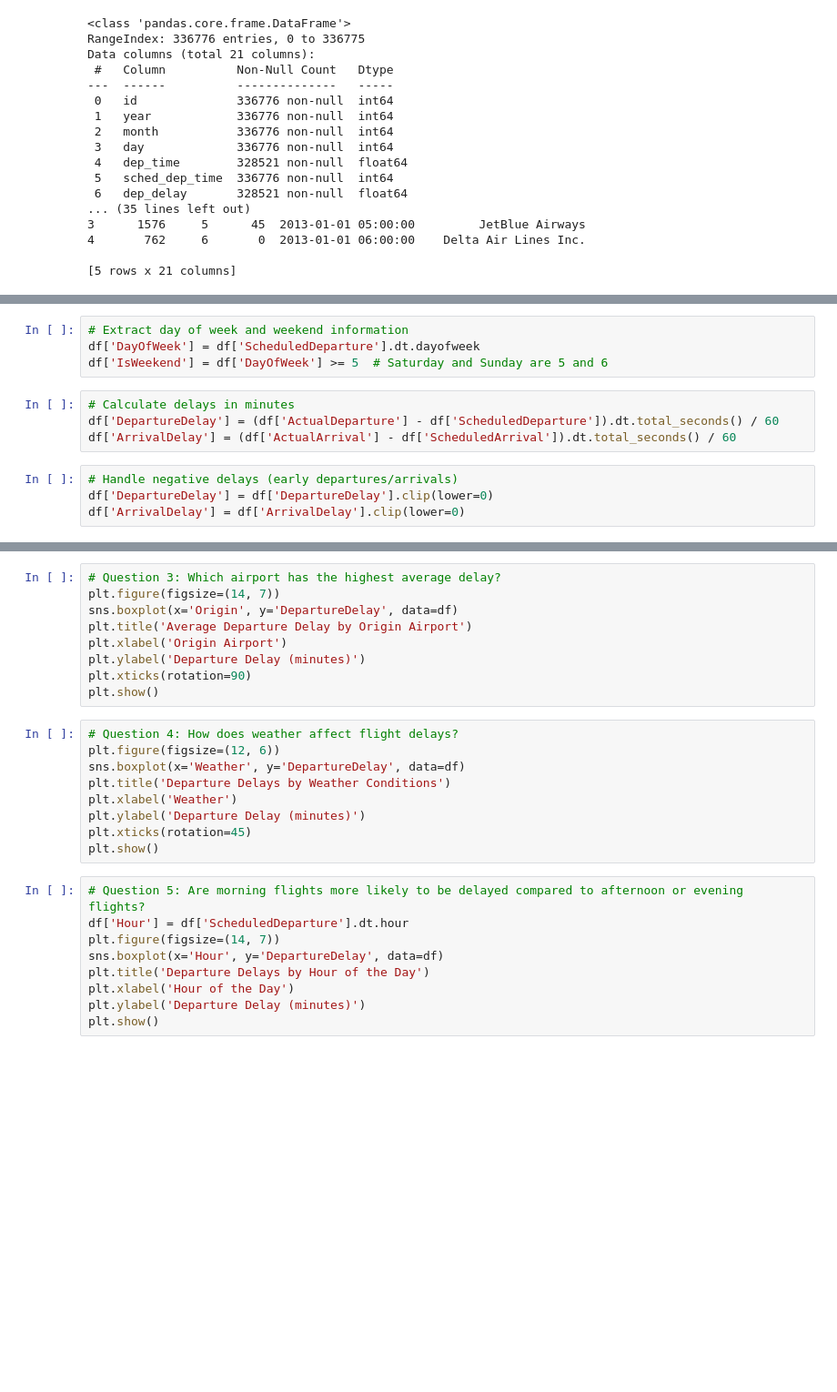
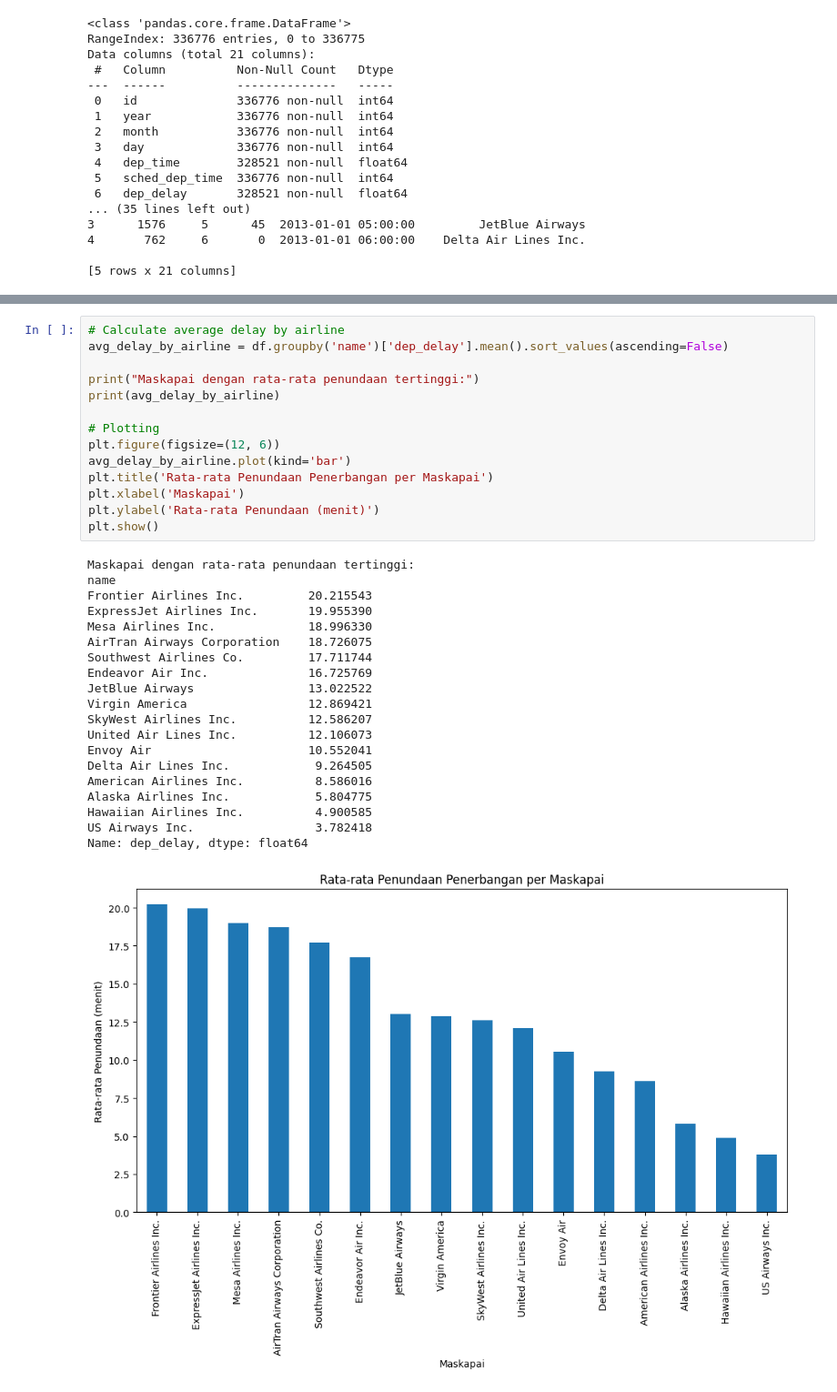
Before and after one commit to B1970/Tes1, a Jupyter notebook: Untitled4.ipynb, the cells around one changed output, grey strips where cells are left out. Shown at 91% size. Drawn from its saved outputs; the diff is of its cells as text; blank space fills up the shorter version.

```diff
--- a/Untitled4.ipynb
+++ b/Untitled4.ipynb
@@ -61,12 +62,0 @@ KeyError: 'ActualDeparture'
-# %%
-# Extract day of week and weekend information
-df['DayOfWeek'] = df['ScheduledDeparture'].dt.dayofweek
-df['IsWeekend'] = df['DayOfWeek'] >= 5  # Saturday and Sunday are 5 and 6
-# %%
-# Calculate delays in minutes
-df['DepartureDelay'] = (df['ActualDeparture'] - df['ScheduledDeparture']).dt.total_seconds() / 60
-df['ArrivalDelay'] = (df['ActualArrival'] - df['ScheduledArrival']).dt.total_seconds() / 60
-# %%
-# Handle negative delays (early departures/arrivals)
-df['DepartureDelay'] = df['DepartureDelay'].clip(lower=0)
-df['ArrivalDelay'] = df['ArrivalDelay'].clip(lower=0)
@@ -95,27 +63,35 @@ plt.show()
-# %%
-# Question 3: Which airport has the highest average delay?
-plt.figure(figsize=(14, 7))
-sns.boxplot(x='Origin', y='DepartureDelay', data=df)
-plt.title('Average Departure Delay by Origin Airport')
-plt.xlabel('Origin Airport')
-plt.ylabel('Departure Delay (minutes)')
-plt.xticks(rotation=90)
-plt.show()
-# %%
-# Question 4: How does weather affect flight delays?
-plt.figure(figsize=(12, 6))
-sns.boxplot(x='Weather', y='DepartureDelay', data=df)
-plt.title('Departure Delays by Weather Conditions')
-plt.xlabel('Weather')
-plt.ylabel('Departure Delay (minutes)')
-plt.xticks(rotation=45)
-plt.show()
-# %%
-# Question 5: Are morning flights more likely to be delayed compared to afternoon or evening flights?
-df['Hour'] = df['ScheduledDeparture'].dt.hour
-plt.figure(figsize=(14, 7))
-sns.boxplot(x='Hour', y='DepartureDelay', data=df)
-plt.title('Departure Delays by Hour of the Day')
-plt.xlabel('Hour of the Day')
-plt.ylabel('Departure Delay (minutes)')
-plt.show()
+# %%
+# Calculate average delay by airline
+avg_delay_by_airline = df.groupby('name')['dep_delay'].mean().sort_values(ascending=False)
+
+print("Maskapai dengan rata-rata penundaan tertinggi:")
+print(avg_delay_by_airline)
+
+# Plotting
+plt.figure(figsize=(12, 6))
+avg_delay_by_airline.plot(kind='bar')
+plt.title('Rata-rata Penundaan Penerbangan per Maskapai')
+plt.xlabel('Maskapai')
+plt.ylabel('Rata-rata Penundaan (menit)')
+plt.show()
+# %% [output]
+Maskapai dengan rata-rata penundaan tertinggi:
+name
+Frontier Airlines Inc.         20.215543
+ExpressJet Airlines Inc.       19.955390
+Mesa Airlines Inc.             18.996330
+AirTran Airways Corporation    18.726075
+Southwest Airlines Co.         17.711744
+Endeavor Air Inc.              16.725769
+JetBlue Airways                13.022522
+Virgin America                 12.869421
+SkyWest Airlines Inc.          12.586207
+United Air Lines Inc.          12.106073
+Envoy Air                      10.552041
+Delta Air Lines Inc.            9.264505
+American Airlines Inc.          8.586016
+Alaska Airlines Inc.            5.804775
+Hawaiian Airlines Inc.          4.900585
+US Airways Inc.                 3.782418
+Name: dep_delay, dtype: float64
+[figure, added]
```
Also changed, not shown: parts of 8 cells of this notebook.
